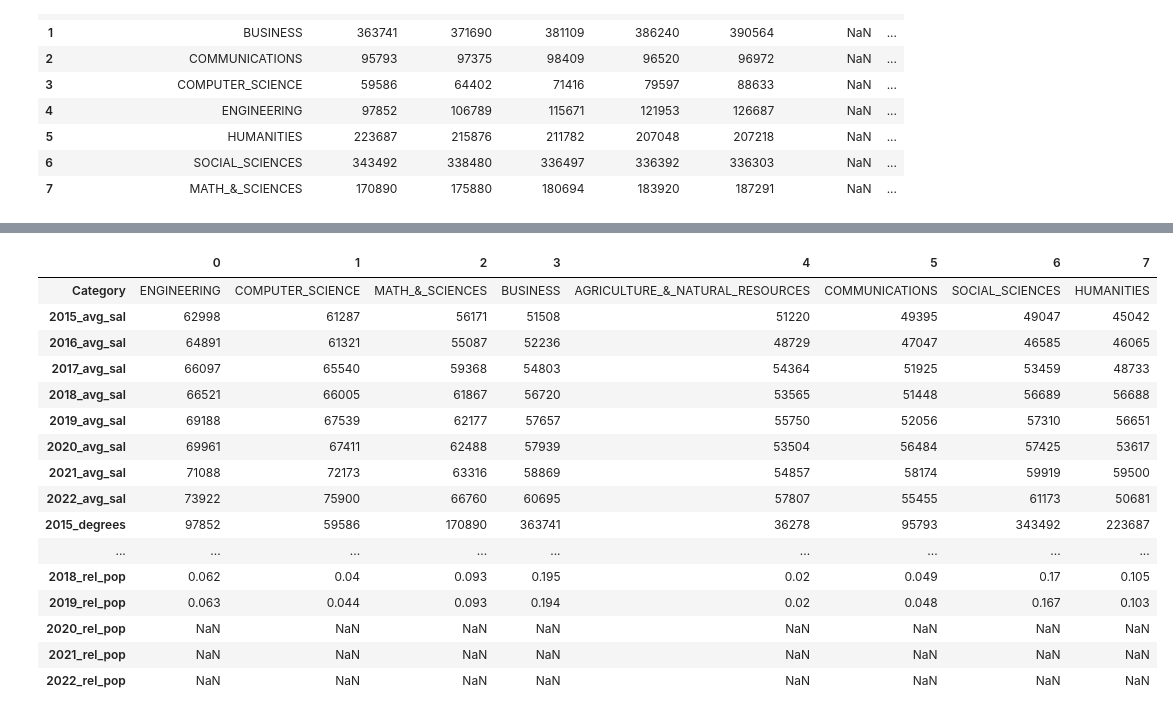
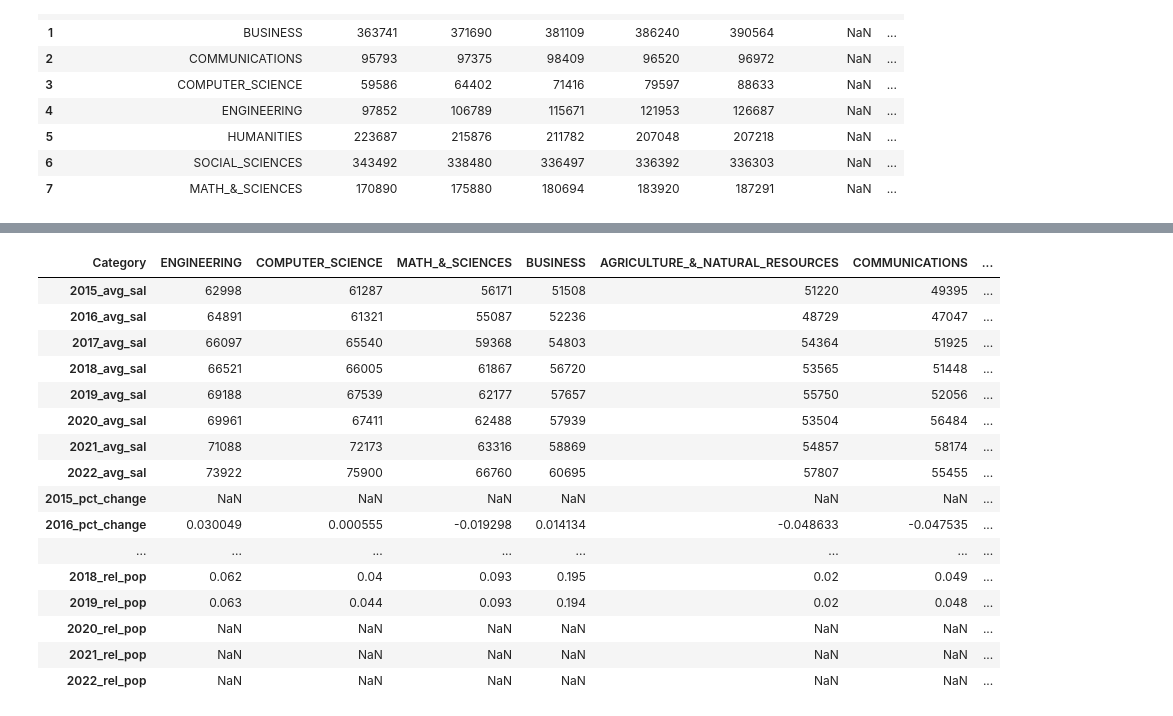
Before and after one commit to gitjgoud/python-bachelor-salary-projections, a Jupyter notebook: salary_projection_by_category.ipynb, the cells around one changed output, grey strips where cells are left out. Cells and saved outputs as stored; diff of their text form; code cells hidden in the pictures.

```diff
--- a/salary_projection_by_category.ipynb
+++ b/salary_projection_by_category.ipynb
@@ -102,0 +79,6 @@ avg_salary_cat
+# %%
+#call the function to generate table of average salaries for each main reporting category
+years = ['2015','2016','2017','2018','2019','2020','2021','2022']
+avg_salary_by_cat = get_avg_salary_data(years)
+avg_salary_cat = pd.DataFrame(avg_salary_by_cat)
+avg_salary_cat
@@ -102,0 +95,13 @@ avg_salary_cat
+# %%
+#calculates y/y percent change in salaries by category
+avg_salary_cat_change = avg_salary_cat.iloc[:,1:].pct_change()
+
+col_years = years.copy()
+for i in range(len(col_years)):
+    col_years[i] += '_pct_change'
+col_years.insert(0,'Category')
+
+avg_salary_cat_change = avg_salary_cat_change.T.reset_index()
+avg_salary_cat_change.columns = col_years
+
+avg_salary_cat_change
@@ -142,0 +133,10 @@ plt.legend(['2015','2016','2017','2018','2019'],loc=0)
+# %%
+#transpose and reformat table for merging by category
+col_years = years.copy()
+for i in range(len(col_years)):
+    col_years[i] += '_avg_sal'
+col_years.insert(0,'Category')
+
+avg_salary_cat = avg_salary_cat.iloc[:,1:].T.reset_index()
+avg_salary_cat.columns=col_years
+avg_salary_cat
@@ -142,0 +153,4 @@ plt.legend(['2015','2016','2017','2018','2019'],loc=0)
+# %%
+#merge dataframes
+data = avg_salary_cat.merge(avg_salary_cat_change, on='Category').merge(degrees_by_cat, on='Category')
+data
@@ -143,21 +168,26 @@ plt.legend(['2015','2016','2017','2018','2019'],loc=0)
 # %%
-data2 = data.T
+#creates a copy of the dataframe for further manipulation
+#reformats for analysis (needed categories as column for merge)
+data2 = data.copy().T
+categories = data2.iloc[0]
+data2.columns = categories
+data2 = data2.iloc[1:]
 data2
 # %% [output]
-|  | 0 | 1 | 2 | 3 | 4 | 5 | 6 | 7 |
-| Category | ENGINEERING | COMPUTER_SCIENCE | MATH_&_SCIENCES | BUSINESS | AGRICULTURE_&_NATURAL_RESOURCES | COMMUNICATIONS | SOCIAL_SCIENCES | HUMANITIES |
-| 2015_avg_sal | 62998 | 61287 | 56171 | 51508 | 51220 | 49395 | 49047 | 45042 |
-| 2016_avg_sal | 64891 | 61321 | 55087 | 52236 | 48729 | 47047 | 46585 | 46065 |
-| 2017_avg_sal | 66097 | 65540 | 59368 | 54803 | 54364 | 51925 | 53459 | 48733 |
-| 2018_avg_sal | 66521 | 66005 | 61867 | 56720 | 53565 | 51448 | 56689 | 56688 |
-| 2019_avg_sal | 69188 | 67539 | 62177 | 57657 | 55750 | 52056 | 57310 | 56651 |
-| 2020_avg_sal | 69961 | 67411 | 62488 | 57939 | 53504 | 56484 | 57425 | 53617 |
-| 2021_avg_sal | 71088 | 72173 | 63316 | 58869 | 54857 | 58174 | 59919 | 59500 |
-| 2022_avg_sal | 73922 | 75900 | 66760 | 60695 | 57807 | 55455 | 61173 | 50681 |
-| 2015_degrees | 97852 | 59586 | 170890 | 363741 | 36278 | 95793 | 343492 | 223687 |
-| ... | ... | ... | ... | ... | ... | ... | ... | ... |
-| 2018_rel_pop | 0.062 | 0.04 | 0.093 | 0.195 | 0.02 | 0.049 | 0.17 | 0.105 |
-| 2019_rel_pop | 0.063 | 0.044 | 0.093 | 0.194 | 0.02 | 0.048 | 0.167 | 0.103 |
-| 2020_rel_pop | NaN | NaN | NaN | NaN | NaN | NaN | NaN | NaN |
-| 2021_rel_pop | NaN | NaN | NaN | NaN | NaN | NaN | NaN | NaN |
-| 2022_rel_pop | NaN | NaN | NaN | NaN | NaN | NaN | NaN | NaN |
+| Category | ENGINEERING | COMPUTER_SCIENCE | MATH_&_SCIENCES | BUSINESS | AGRICULTURE_&_NATURAL_RESOURCES | COMMUNICATIONS | ... |
+| 2015_avg_sal | 62998 | 61287 | 56171 | 51508 | 51220 | 49395 | ... |
+| 2016_avg_sal | 64891 | 61321 | 55087 | 52236 | 48729 | 47047 | ... |
+| 2017_avg_sal | 66097 | 65540 | 59368 | 54803 | 54364 | 51925 | ... |
+| 2018_avg_sal | 66521 | 66005 | 61867 | 56720 | 53565 | 51448 | ... |
+| 2019_avg_sal | 69188 | 67539 | 62177 | 57657 | 55750 | 52056 | ... |
+| 2020_avg_sal | 69961 | 67411 | 62488 | 57939 | 53504 | 56484 | ... |
+| 2021_avg_sal | 71088 | 72173 | 63316 | 58869 | 54857 | 58174 | ... |
+| 2022_avg_sal | 73922 | 75900 | 66760 | 60695 | 57807 | 55455 | ... |
+| 2015_pct_change | NaN | NaN | NaN | NaN | NaN | NaN | ... |
+| 2016_pct_change | 0.030049 | 0.000555 | -0.019298 | 0.014134 | -0.048633 | -0.047535 | ... |
+| ... | ... | ... | ... | ... | ... | ... | ... |
+| 2018_rel_pop | 0.062 | 0.04 | 0.093 | 0.195 | 0.02 | 0.049 | ... |
+| 2019_rel_pop | 0.063 | 0.044 | 0.093 | 0.194 | 0.02 | 0.048 | ... |
+| 2020_rel_pop | NaN | NaN | NaN | NaN | NaN | NaN | ... |
+| 2021_rel_pop | NaN | NaN | NaN | NaN | NaN | NaN | ... |
+| 2022_rel_pop | NaN | NaN | NaN | NaN | NaN | NaN | ... |
```
Also changed, not shown: parts of 16 cells of this notebook.
